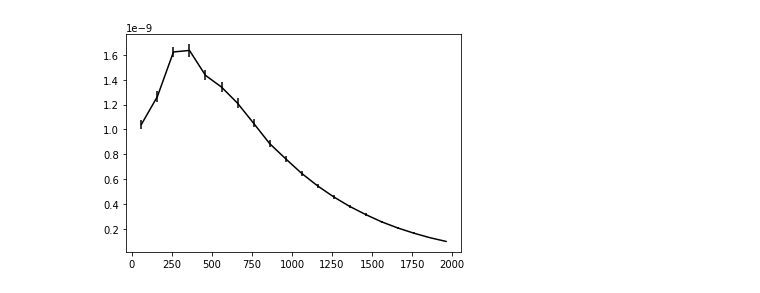
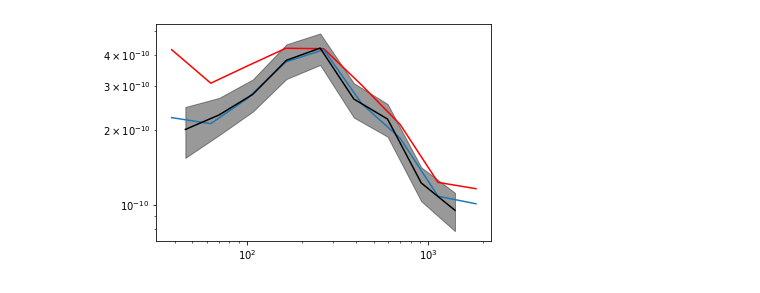
Before and after one commit to Saladino93/qelensingcomb, a Jupyter notebook: newcodecheck.ipynb, the cells around one changed output. Saved outputs shown, nothing was run; the diff lists cells and outputs as text; code cells hidden in the pictures.

Commit message:
plotting

```diff
--- a/newcodecheck.ipynb
+++ b/newcodecheck.ipynb
@@ -21,3 +17,4 @@ P = pathlib.Path(analysis_directory)
 # %%
 fgnamefile = 'tsz'
 nu = 148
+config = 'h3500s3500b3500'
@@ -74,8 +48,8 @@ getNoah_tSZ_trispectrum = lambda e: getNoah_tSZ(e, 'trispectrum')
 getNoah_tSZ_primary = lambda e: getNoah_tSZ(e, 'primary')
 getNoah_tSZ_secondary = lambda e: getNoah_tSZ(e, 'secondary')
 
-NoahT = getNoah_tSZ_trispectrum('QE')
-NoahP = getNoah_tSZ_primary('QE')
-NoahS = getNoah_tSZ_secondary('QE')
+NoahT = getNoah_tSZ_trispectrum(estimatorn)
+NoahP = getNoah_tSZ_primary(estimatorn)
+NoahS = getNoah_tSZ_secondary(estimatorn)
 
 NoahCents = Noah['lCen']
@@ -86,9 +56,20 @@ NoahCents = Noah['lCen']
 # %%
-clkkmanu = 0.
-for num in range(5):
-    ll, clkkmanu_ = np.loadtxt(f'../toNIAGARA24112020/LensQuEst-1/out_txt/kk_{num}.txt', unpack = True)
-    clkkmanu += clkkmanu_
-clkkmanu /= 5
+#clkkmanu = 0.
+Nmanu = 80
+clqmanu = 0.
+clpmanu = 0.
+clsmanu = 0.
+
+for num in range(Nmanu):
+    lCen, ClQ, Clprim, Clcross, kk_thmanu = np.loadtxt(f'../extract_sehgal/LensQuEst-1/out_txt/{estimator}_tris_prim_sec_{num}.txt', unpack = True)
+    clqmanu += ClQ
+    clpmanu += Clprim
+    clsmanu += Clcross
+    #clkkmanu += clkkmanu_
+#clkkmanu /= 5
+clqmanu /= Nmanu
+clpmanu /= Nmanu
+clsmanu /= Nmanu
 # %%
 Plotting = u.Plotting('Biases', lminplot = 30, lmaxplot = 2000, xscale = 'log')
 # %%
@@ -139,7 +83,17 @@ plt.show()
+# %%
+tipo = 'T'
+bias = read_element(tipo)
+scatters = np.load(Path/f'scatter_{tipo}_{fgnamefile}_{nu}.npy')
+
+
+scatter = scatters[index, index]
+mean = bias[index, index]
 # %%
-Plotting = u.Plotting('Biases', lminplot = 30, lmaxplot = 2000, xscale = 'log')
-#Plotting.plotsel(NoahCents, NoahT, color = 'red')
-#Plotting.plotsel(ells, bias[0, 0], errs = scatters[0, 1])
+Plotting = u.Plotting(f'Trispectrum {estimator}', lminplot = 30, lmaxplot = 2000, xscale = 'log')
+Plotting.plotsel(NoahCents, NoahT, color = 'red')
+Plotting.plotsel(lCen, clqmanu)
 Plotting.plotsel(ells, mean, scatter, color = 'black')
+plt.xscale('log')
+plt.yscale('log')
 # %% [output]
-[figure, old version]
+[figure, new version]
```
Also changed, not shown: parts of 13 cells of this notebook, 7 other files.
